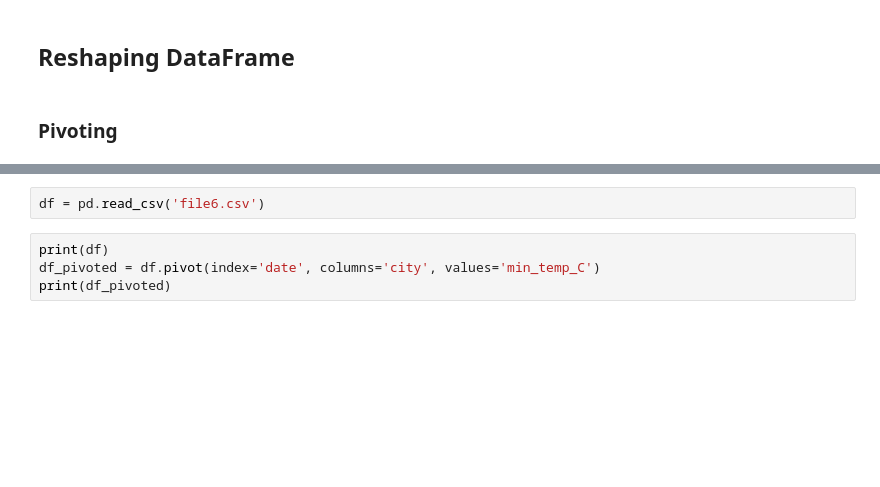
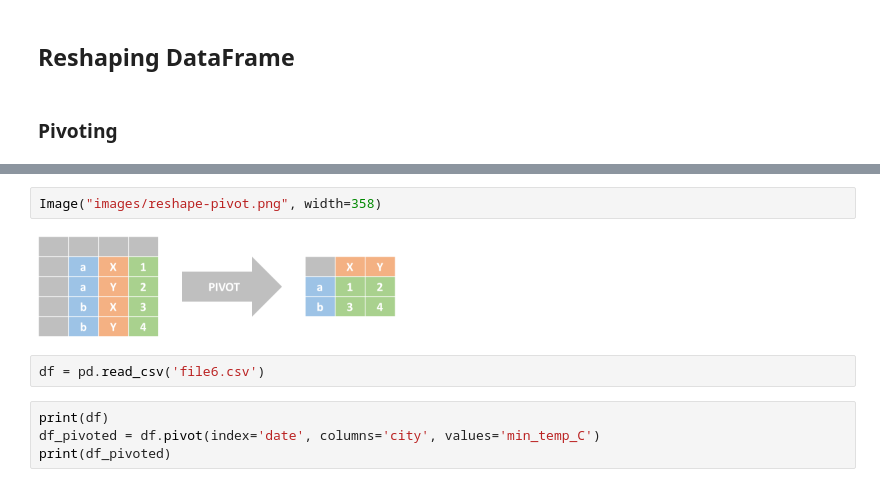
Before and after one commit to Zhenmao/Pandas-Reference-Guide, a Jupyter notebook: 5 Reshaping and Transformation.ipynb, the cells around one changed output, grey strips where cells are left out. Saved outputs shown, nothing was run; the diff lists cells and outputs as text; blank space fills up the shorter version.

Commit message:
fix: Switch image display

```diff
--- a/5 Reshaping and Transformation.ipynb
+++ b/5 Reshaping and Transformation.ipynb
@@ -12,3 +11,7 @@ import numpy as np
+# %%
+Image("images/reshape-pivot.png", width=358)
+# %% [output]
+[figure, added]
 # %%
 df = pd.read_csv('file6.csv')
 # %%
```
Also changed, not shown: parts of 4 cells of this notebook.
